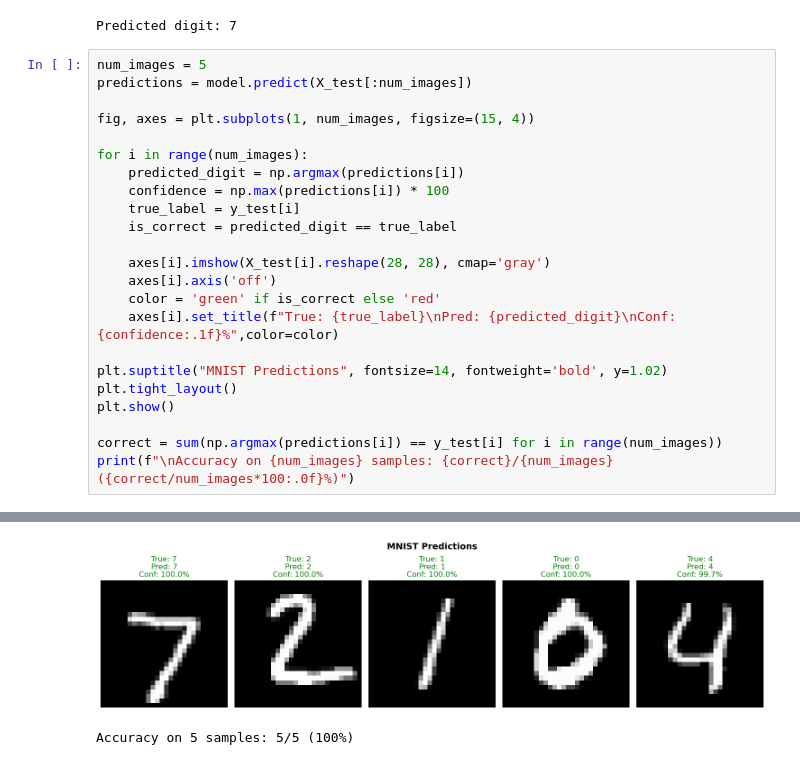
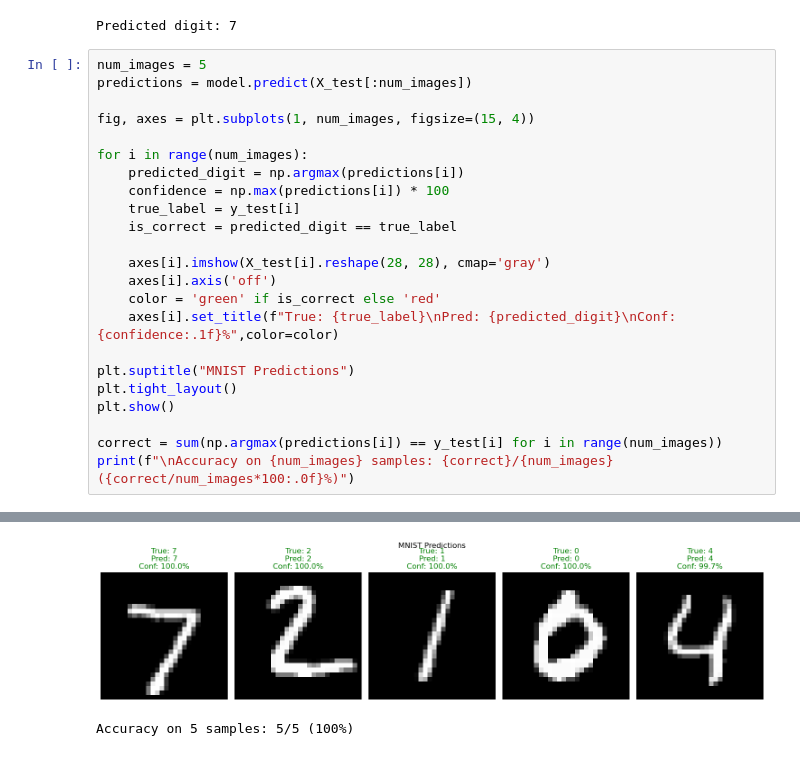
Before and after one commit to s3achan/Image-Detection, a Jupyter notebook: Cnn_Prediction.ipynb, the cells around one changed output, grey strips where cells are left out. Saved outputs shown, nothing was run; the diff lists cells and outputs as text.

```diff
--- a/Cnn_Prediction.ipynb
+++ b/Cnn_Prediction.ipynb
@@ -143,7 +143,7 @@ for i in range(num_images):
     color = 'green' if is_correct else 'red'
     axes[i].set_title(f"True: {true_label}\nPred: {predicted_digit}\nConf: {confidence:.1f}%",color=color)
 
-plt.suptitle("MNIST Predictions", fontsize=14, fontweight='bold', y=1.02)
+plt.suptitle("MNIST Predictions")
 plt.tight_layout()
 plt.show()
 
@@ -154,2 +154,2 @@ print(f"\nAccuracy on {num_images} samples: {correct}/{num_images} ({correct/num
-[figure, old version]
+[figure, new version]
 Accuracy on 5 samples: 5/5 (100%)
```
Also changed, not shown: parts of 1 cell of this notebook.
